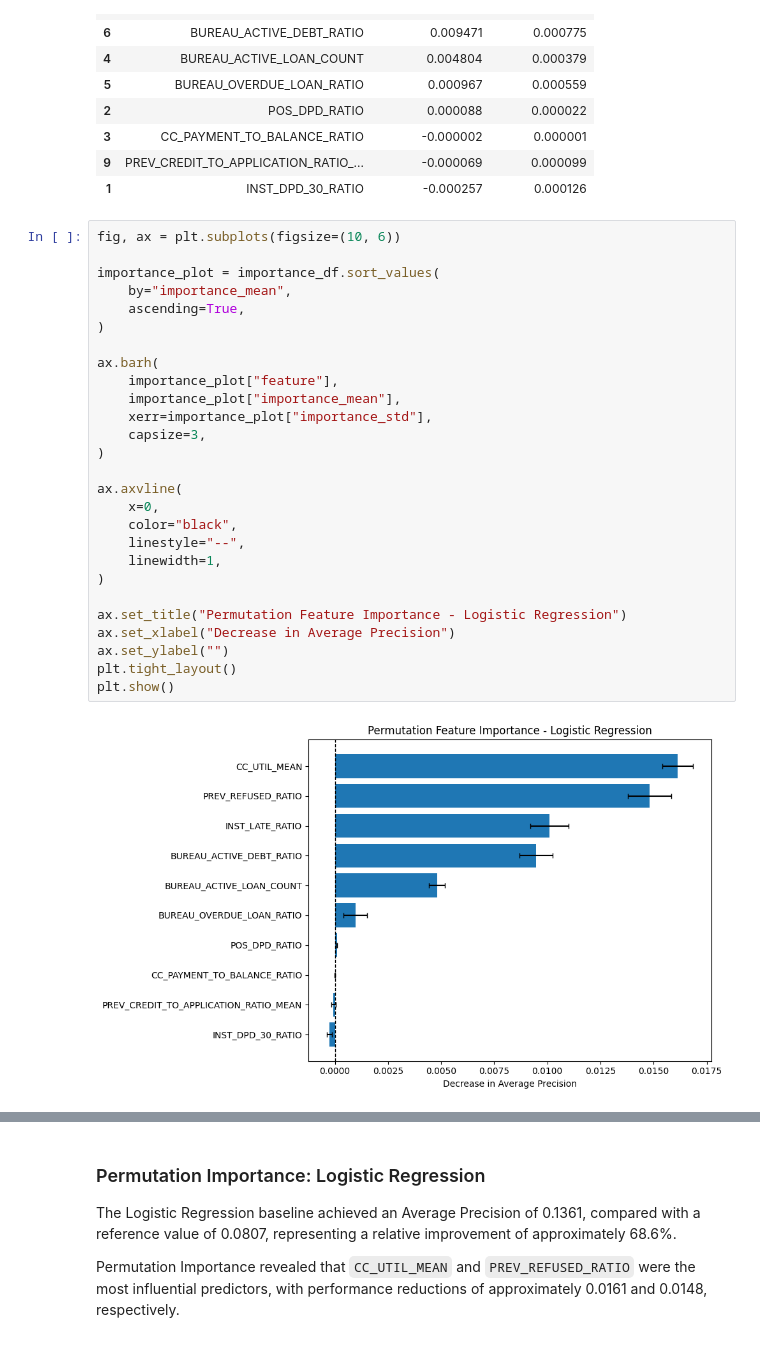
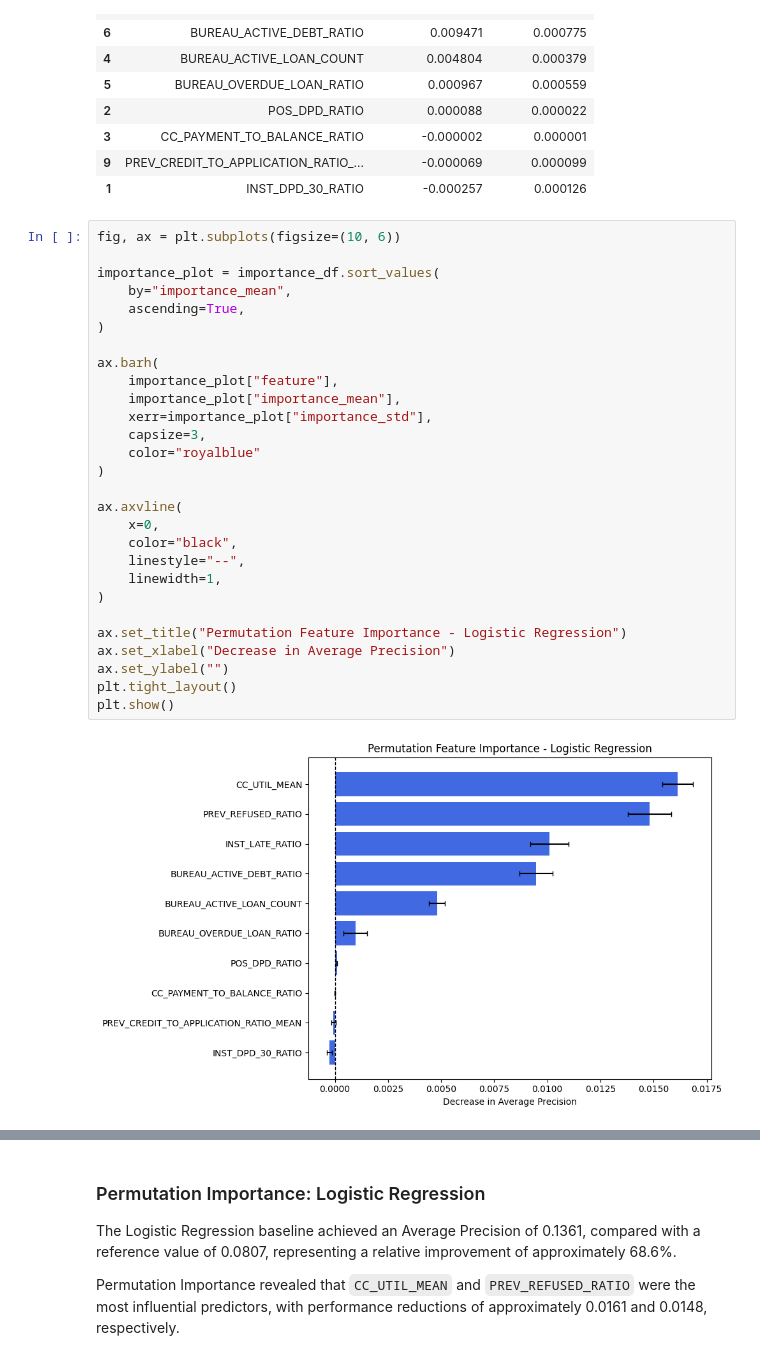
Before and after one commit to h90a00l/home_credit_default_risk_mle, a Jupyter notebook: notebooks/04_modeling_feature_selection.ipynb, the cells around one changed output, grey strips where cells are left out. Saved outputs shown, nothing was run; the diff lists cells and outputs as text.

```diff
--- a/notebooks/04_modeling_feature_selection.ipynb
+++ b/notebooks/04_modeling_feature_selection.ipynb
@@ -281,29 +283,30 @@ importance_df
 # %%
 fig, ax = plt.subplots(figsize=(10, 6))
 
 importance_plot = importance_df.sort_values(
     by="importance_mean",
     ascending=True,
 )
 
 ax.barh(
     importance_plot["feature"],
     importance_plot["importance_mean"],
     xerr=importance_plot["importance_std"],
     capsize=3,
+    color="royalblue"
 )
 
 ax.axvline(
     x=0,
     color="black",
     linestyle="--",
     linewidth=1,
 )
 
 ax.set_title("Permutation Feature Importance - Logistic Regression")
 ax.set_xlabel("Decrease in Average Precision")
 ax.set_ylabel("")
 plt.tight_layout()
 plt.show()
 # %% [output]
-[figure, old version]
+[figure, new version]
```
Also changed, not shown: parts of 22 cells of this notebook, 1 other file.
